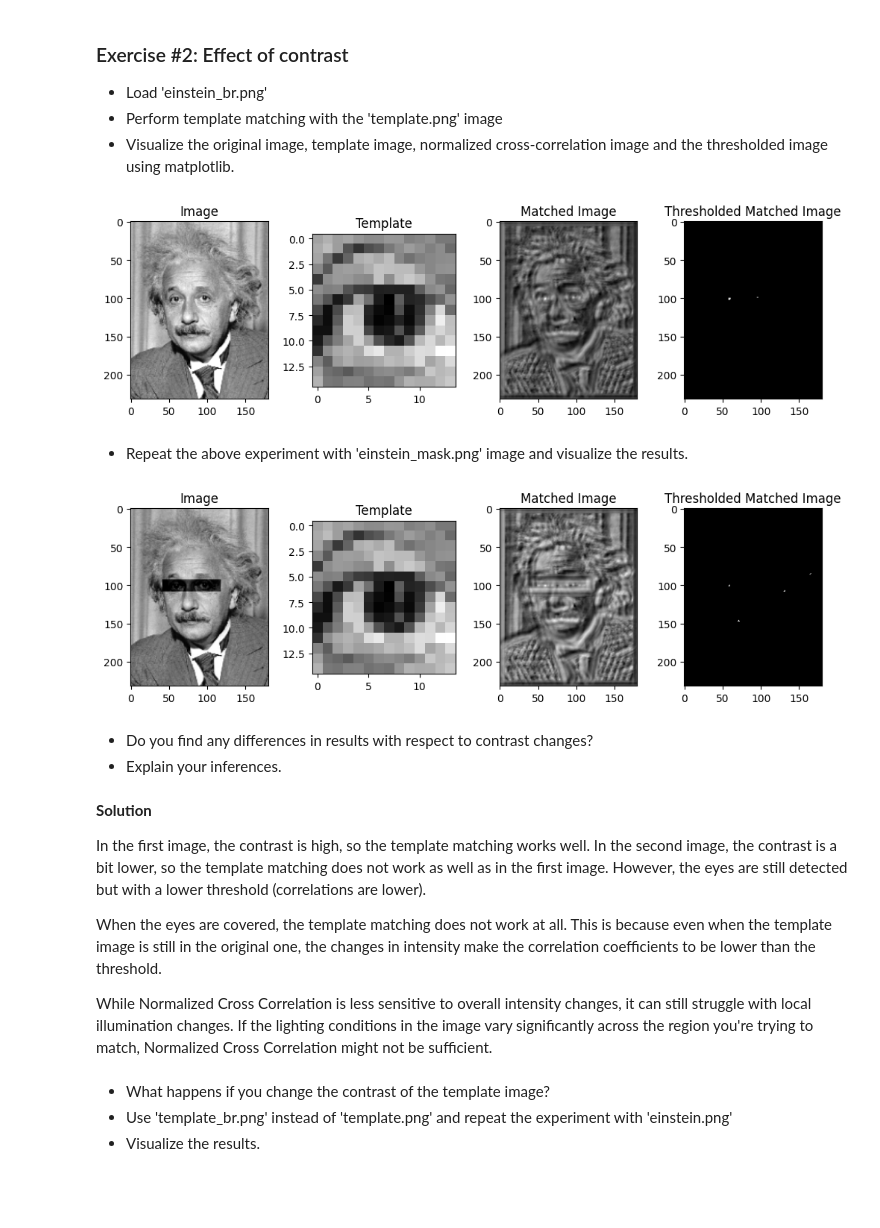
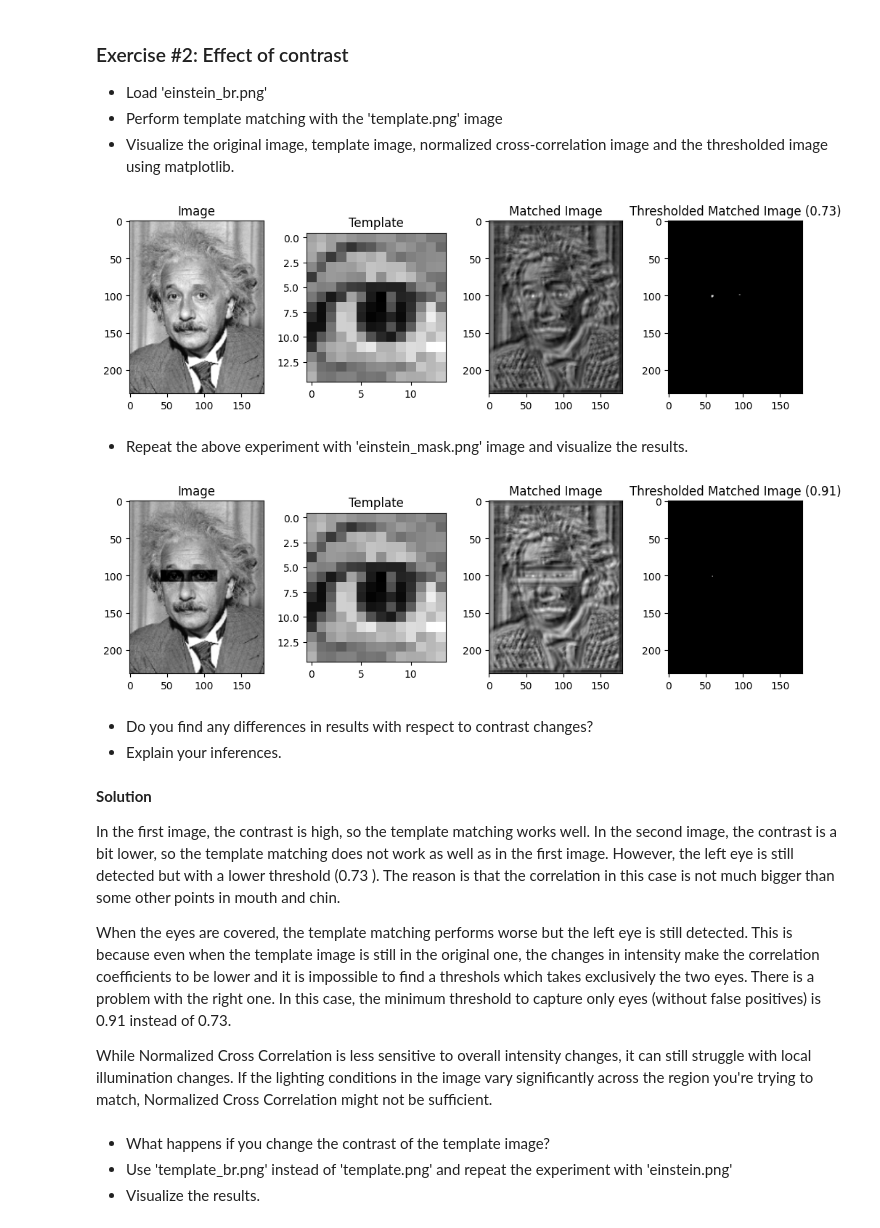
Before and after one commit to BecTome/UPC_MasterArtificialIntelligence, a Jupyter notebook: CV/Labs/P04_20231017_template_matching_and_HOG/p4_template_matching_HOG.ipynb, the cells around one changed output. Saved outputs shown, nothing was run; the diff lists cells and outputs as text; code cells hidden in the pictures; blank space fills up the shorter version.

```diff
--- a/CV/Labs/P04_20231017_template_matching_and_HOG/p4_template_matching_HOG.ipynb
+++ b/CV/Labs/P04_20231017_template_matching_and_HOG/p4_template_matching_HOG.ipynb
@@ -113,9 +113,10 @@ image = color.rgb2gray(image)
 template = io.imread('images/template.png')[:, :, :3]
 template = color.rgb2gray(template)
 
+thresh = 0.73
 match_temp = feature.match_template(image, template, pad_input=True)
 
-match_temp_thresh = thresh_match(match_temp, 0.73)
+match_temp_thresh = thresh_match(match_temp, thresh)
 
 fig, ax = plt.subplots(1, 4, figsize=(10,3))
 ax[0].imshow(image, cmap='gray')
@@ -128,53 +129,54 @@ ax[2].imshow(match_temp, cmap='gray')
 ax[2].set_title('Matched Image')
 
 ax[3].imshow(match_temp_thresh, cmap='gray')
-ax[3].set_title('Thresholded Matched Image')
+ax[3].set_title(f'Thresholded Matched Image ({thresh})')
 
 fig.tight_layout();
 # %% [output]
-[figure, old version]
+[figure, new version]
 # %% [markdown]
 *   Repeat the above experiment with 'einstein_mask.png' image and visualize the results.
 # %%
 # solution
 
 # solution
 
 image = io.imread('images/einstein_mask.png')[:, :, :3]
 image = color.rgb2gray(image)
 
 template = io.imread('images/template.png')[:, :, :3]
 template = color.rgb2gray(template)
 
+thresh = 0.91
 match_temp = feature.match_template(image, template, pad_input=True)
 
-match_temp_thresh = thresh_match(match_temp, 0.88)
+match_temp_thresh = thresh_match(match_temp, thresh)
 
 fig, ax = plt.subplots(1, 4, figsize=(10,3))
 ax[0].imshow(image, cmap='gray')
 ax[0].set_title('Image')
 
 ax[1].imshow(template,  cmap='gray')
 ax[1].set_title('Template')
 
 ax[2].imshow(match_temp, cmap='gray')
 ax[2].set_title('Matched Image')
 
 ax[3].imshow(match_temp_thresh, cmap='gray')
-ax[3].set_title('Thresholded Matched Image')
+ax[3].set_title(f'Thresholded Matched Image ({thresh})')
 
 fig.tight_layout();
 # %% [output]
-[figure, old version]
+[figure, new version]
 # %% [markdown]
 *   Do you find any differences in results with respect to contrast changes?
 *   Explain your inferences.
 # %% [markdown]
 **Solution**
 
-In the first image, the contrast is high, so the template matching works well. In the second image, the contrast is a bit lower, so the template matching does not work as well as in the first image. However, the eyes are still detected but with a lower threshold (correlations are lower).
+In the first image, the contrast is high, so the template matching works well. In the second image, the contrast is a bit lower, so the template matching does not work as well as in the first image. However, the left eye is still detected but with a lower threshold (0.73 ). The reason is that the correlation in this case is not much bigger than some other points in mouth and chin.
 
-When the eyes are covered, the template matching does not work at all. This is because even when the template image is still in the original one, the changes in intensity make the correlation coefficients to be lower than the threshold.
+When the eyes are covered, the template matching performs worse but the left eye is still detected. This is because even when the template image is still in the original one, the changes in intensity make the correlation coefficients to be lower and it is impossible to find a threshols which takes exclusively the two eyes. There is a problem with the right one. In this case, the minimum threshold to capture only eyes (without false positives) is 0.91 instead of 0.73.
 
 While Normalized Cross Correlation is less sensitive to overall intensity changes, it can still struggle with local illumination changes. If the lighting conditions in the image vary significantly across the region you're trying to match, Normalized Cross Correlation might not be sufficient.
 # %% [markdown]
```
Also changed, not shown: parts of 28 cells of this notebook.
